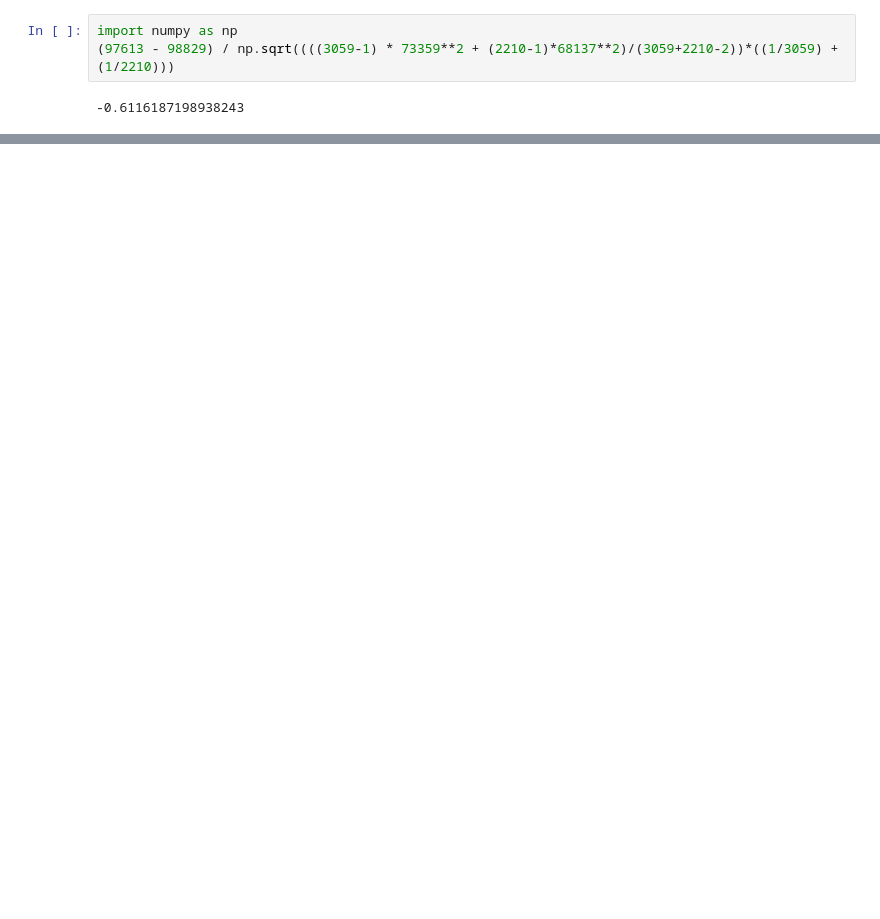
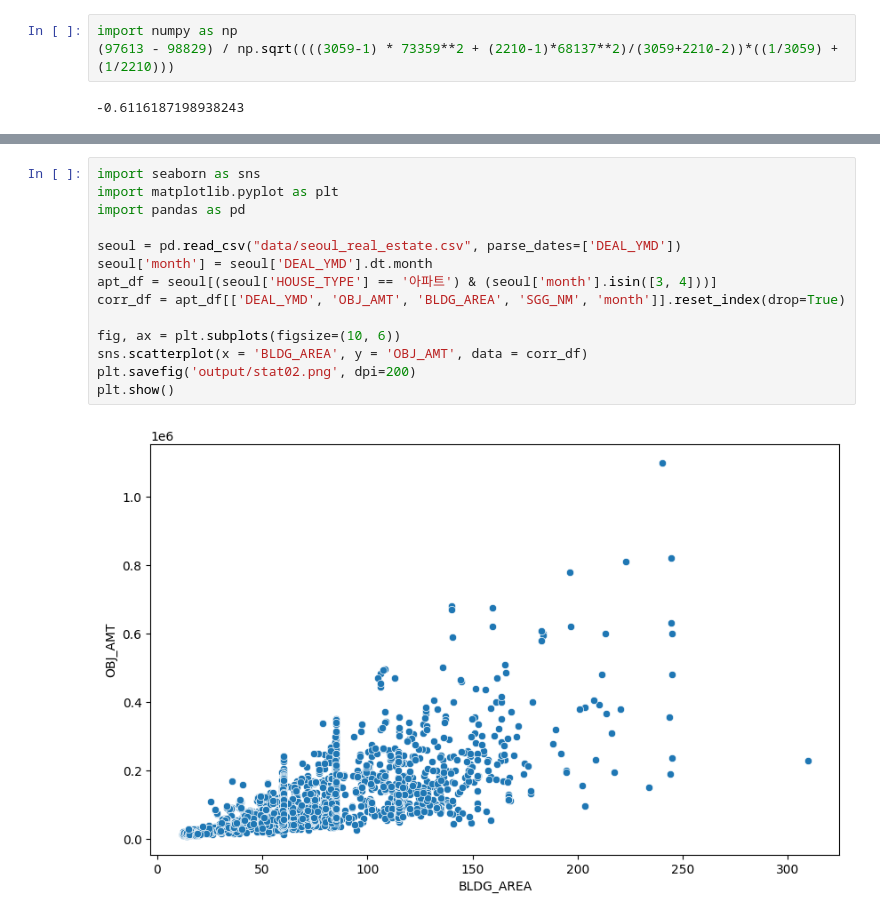
Before and after one commit to dschloe/streamlitbook-saraevan, a Jupyter notebook: ch07/stat.ipynb, the cells around one changed output, grey strips where cells are left out. Saved outputs shown, nothing was run; the diff lists cells and outputs as text; blank space fills up the shorter version.

```diff
--- a/ch07/stat.ipynb
+++ b/ch07/stat.ipynb
@@ -77,0 +87,16 @@ import numpy as np
+# %%
+import seaborn as sns
+import matplotlib.pyplot as plt
+import pandas as pd
+
+seoul = pd.read_csv("data/seoul_real_estate.csv", parse_dates=['DEAL_YMD'])
+seoul['month'] = seoul['DEAL_YMD'].dt.month
+apt_df = seoul[(seoul['HOUSE_TYPE'] == '아파트') & (seoul['month'].isin([3, 4]))]
+corr_df = apt_df[['DEAL_YMD', 'OBJ_AMT', 'BLDG_AREA', 'SGG_NM', 'month']].reset_index(drop=True)
+
+fig, ax = plt.subplots(figsize=(10, 6))
+sns.scatterplot(x = 'BLDG_AREA', y = 'OBJ_AMT', data = corr_df)
+plt.savefig('output/stat02.png', dpi=200)
+plt.show()
+# %% [output]
+[figure, added]
```
Also changed, not shown: parts of 13 cells of this notebook, 5 other files.
